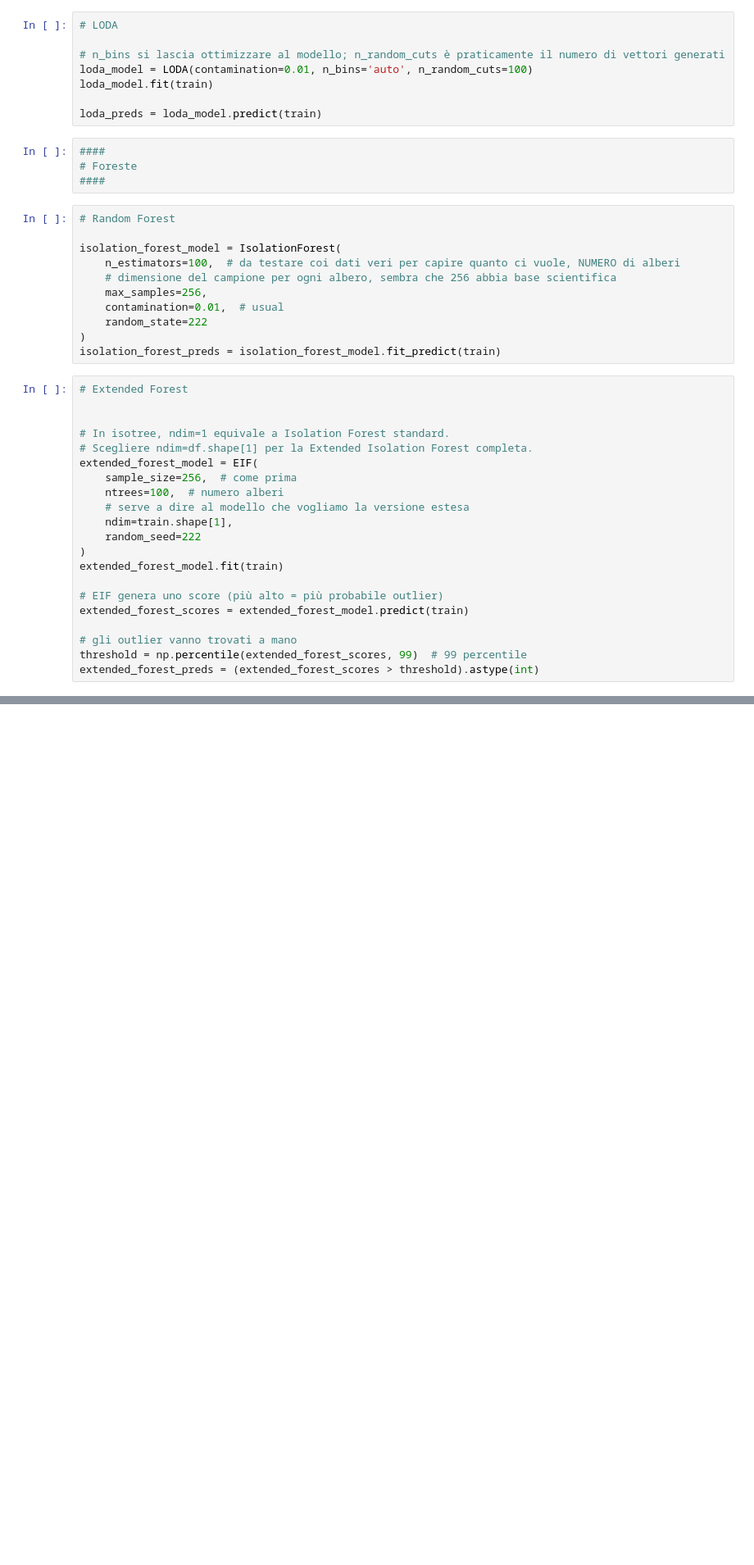
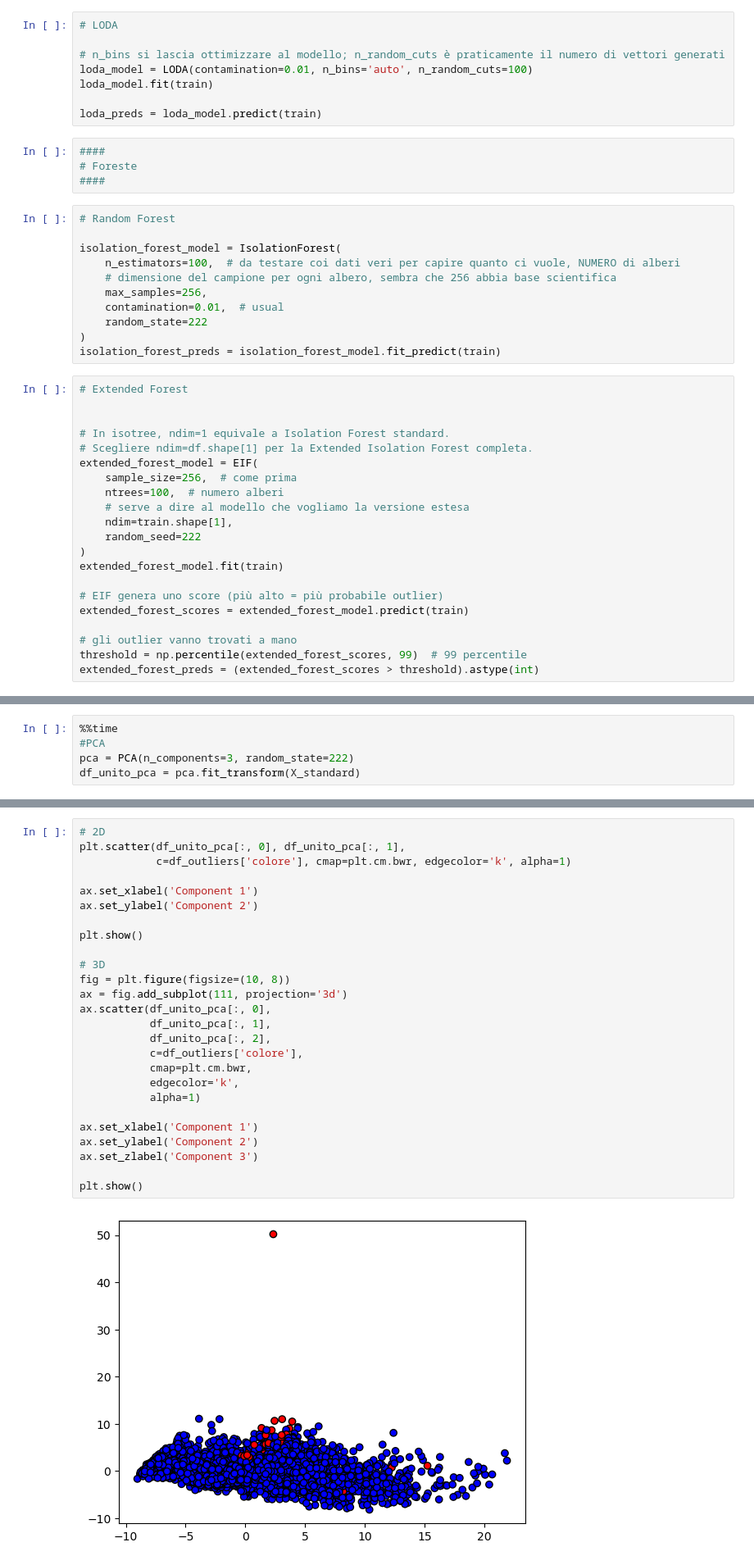
Before and after one commit to alessialaconca/Data_Mining_2_Child_Mind_Institute, a Jupyter notebook: Riccardo/Riccardo_1_Outlier_Detection.ipynb, the cells around one changed output, grey strips where cells are left out. Shown at 82% size. Saved outputs shown, nothing was run; the diff lists cells and outputs as text; blank space fills up the shorter version.

```diff
--- a/Riccardo/Riccardo_1_Outlier_Detection.ipynb
+++ b/Riccardo/Riccardo_1_Outlier_Detection.ipynb
@@ -117,0 +252,5 @@ extended_forest_preds = (extended_forest_scores > threshold).astype(int)
+# %%
+%%time
+#PCA
+pca = PCA(n_components=3, random_state=222)
+df_unito_pca = pca.fit_transform(X_standard)
@@ -117,0 +260,28 @@ extended_forest_preds = (extended_forest_scores > threshold).astype(int)
+# %%
+# 2D
+plt.scatter(df_unito_pca[:, 0], df_unito_pca[:, 1],
+            c=df_outliers['colore'], cmap=plt.cm.bwr, edgecolor='k', alpha=1)
+
+ax.set_xlabel('Component 1')
+ax.set_ylabel('Component 2')
+
+plt.show()
+
+# 3D
+fig = plt.figure(figsize=(10, 8))
+ax = fig.add_subplot(111, projection='3d')
+ax.scatter(df_unito_pca[:, 0],
+           df_unito_pca[:, 1],
+           df_unito_pca[:, 2],
+           c=df_outliers['colore'],
+           cmap=plt.cm.bwr,
+           edgecolor='k',
+           alpha=1)
+
+ax.set_xlabel('Component 1')
+ax.set_ylabel('Component 2')
+ax.set_zlabel('Component 3')
+
+plt.show()
+# %% [output]
+[figure, added]
```
Also changed, not shown: parts of 17 cells of this notebook, 1 other file.
